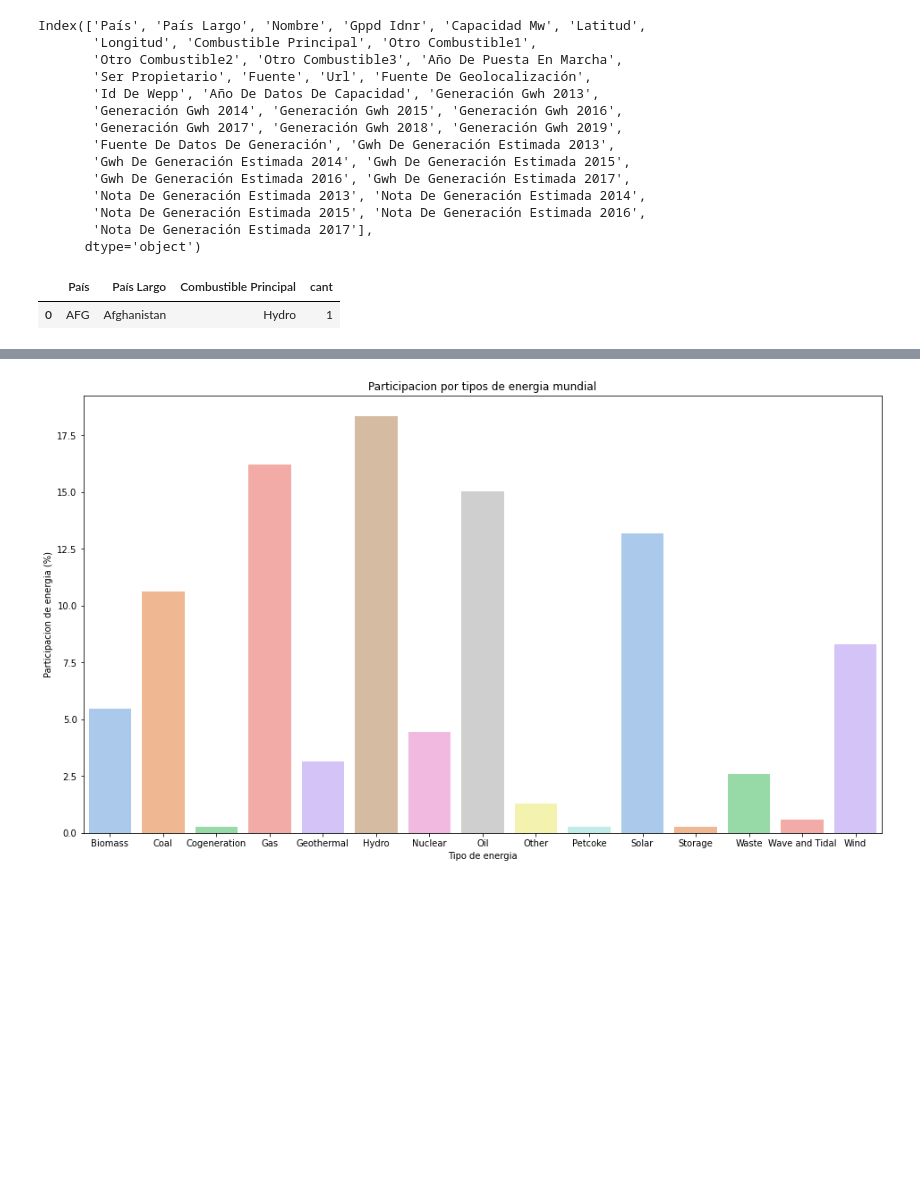
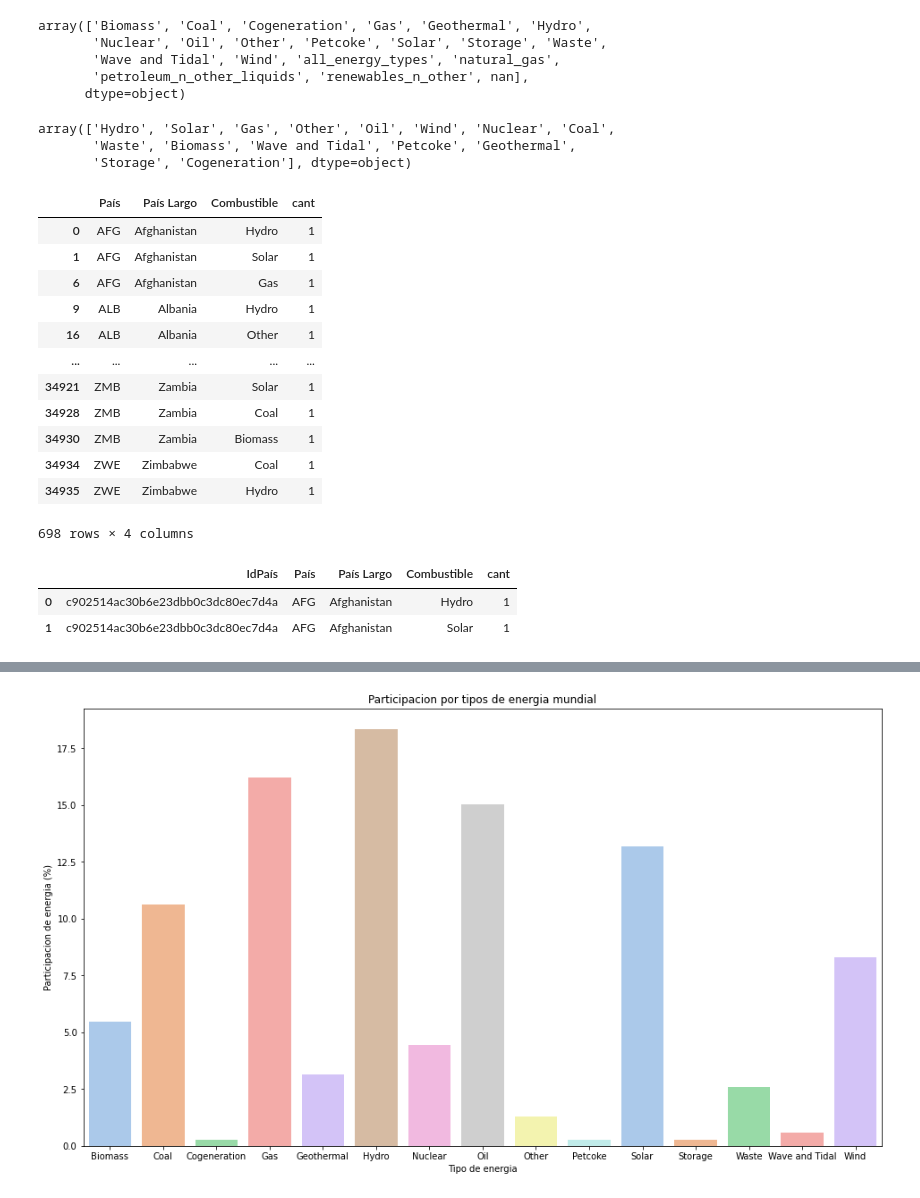
Before and after one commit to emissionsmap/emissionsmap, a Jupyter notebook: documentation/GlobaPlantasEner.ipynb, the cells around one changed output, grey strips where cells are left out. Drawn from its saved outputs; the diff is of its cells as text; code cells hidden in the pictures; blank space fills up the shorter version.

```diff
--- a/documentation/GlobaPlantasEner.ipynb
+++ b/documentation/GlobaPlantasEner.ipynb
@@ -55,2 +66,2 @@ def subircsv(nomcarpeta, nomarchivo, extencion, df):
 # %%
-data02 = pd.read_csv('D:\ProyectoFinal\dataset\global_power_plant_database.csv', sep=',', low_memory=False, encoding='latin-1')
+data02 = pd.read_csv('D:\ProyectoFinal\dataset\global_power_plant_database.csv', sep=',', low_memory=False, encoding='utf-8')
@@ -60,19 +116,2 @@ calidad
 # %%
 data = renombracol(data02)
-# %%
-data.columns
-# %% [output]
-Index(['País', 'País Largo', 'Nombre', 'Gppd Idnr', 'Capacidad Mw', 'Latitud',
-       'Longitud', 'Combustible Principal', 'Otro Combustible1',
-       'Otro Combustible2', 'Otro Combustible3', 'Año De Puesta En Marcha',
-       'Ser Propietario', 'Fuente', 'Url', 'Fuente De Geolocalización',
-       'Id De Wepp', 'Año De Datos De Capacidad', 'Generación Gwh 2013',
-       'Generación Gwh 2014', 'Generación Gwh 2015', 'Generación Gwh 2016',
-       'Generación Gwh 2017', 'Generación Gwh 2018', 'Generación Gwh 2019',
-       'Fuente De Datos De Generación', 'Gwh De Generación Estimada 2013',
-       'Gwh De Generación Estimada 2014', 'Gwh De Generación Estimada 2015',
-       'Gwh De Generación Estimada 2016', 'Gwh De Generación Estimada 2017',
-       'Nota De Generación Estimada 2013', 'Nota De Generación Estimada 2014',
-       'Nota De Generación Estimada 2015', 'Nota De Generación Estimada 2016',
-       'Nota De Generación Estimada 2017'],
-      dtype='object')
@@ -87,7 +123,34 @@ data.to_csv(filepath)
 # %%
 tabla_global_planta_energia['cant'] = 1 #unidad por dato
+# %%
+hechos['Combustible'].unique()
+# %% [output]
+array(['Biomass', 'Coal', 'Cogeneration', 'Gas', 'Geothermal', 'Hydro',
+       'Nuclear', 'Oil', 'Other', 'Petcoke', 'Solar', 'Storage', 'Waste',
+       'Wave and Tidal', 'Wind', 'all_energy_types', 'natural_gas',
+       'petroleum_n_other_liquids', 'renewables_n_other', nan],
+      dtype=object)
+# %%
+tabla_global_planta_energia.rename(columns={'Combustible Principal':'Combustible'}, inplace=True)
+# %%
+tabla_global_planta_energia['Combustible'].unique()
+# %% [output]
+array(['Hydro', 'Solar', 'Gas', 'Other', 'Oil', 'Wind', 'Nuclear', 'Coal',
+       'Waste', 'Biomass', 'Wave and Tidal', 'Petcoke', 'Geothermal',
+       'Storage', 'Cogeneration'], dtype=object)
 # %%
-tabla_global_planta_energia.head(1)
+tabla_global_planta_energia
 # %% [output]
-|  | País | País Largo | Combustible Principal | cant |
+|  | País | País Largo | Combustible | cant |
 | 0 | AFG | Afghanistan | Hydro | 1 |
+| 1 | AFG | Afghanistan | Solar | 1 |
+| 6 | AFG | Afghanistan | Gas | 1 |
+| 9 | ALB | Albania | Hydro | 1 |
+| 16 | ALB | Albania | Other | 1 |
+| ... | ... | ... | ... | ... |
+| 34921 | ZMB | Zambia | Solar | 1 |
+| 34928 | ZMB | Zambia | Coal | 1 |
+| 34930 | ZMB | Zambia | Biomass | 1 |
+| 34934 | ZWE | Zimbabwe | Coal | 1 |
+| 34935 | ZWE | Zimbabwe | Hydro | 1 |
+698 rows × 4 columns
@@ -98,0 +164,6 @@ tabla_global_planta_energia = tabla_global_planta_energia.reset_index()
+# %%
+df.head(2)
+# %% [output]
+|  | IdPaís | País | País Largo | Combustible | cant |
+| 0 | c902514ac30b6e23dbb0c3dc80ec7d4a | AFG | Afghanistan | Hydro | 1 |
+| 1 | c902514ac30b6e23dbb0c3dc80ec7d4a | AFG | Afghanistan | Solar | 1 |
```
Also changed, not shown: parts of 20 cells of this notebook, 6 other files.
